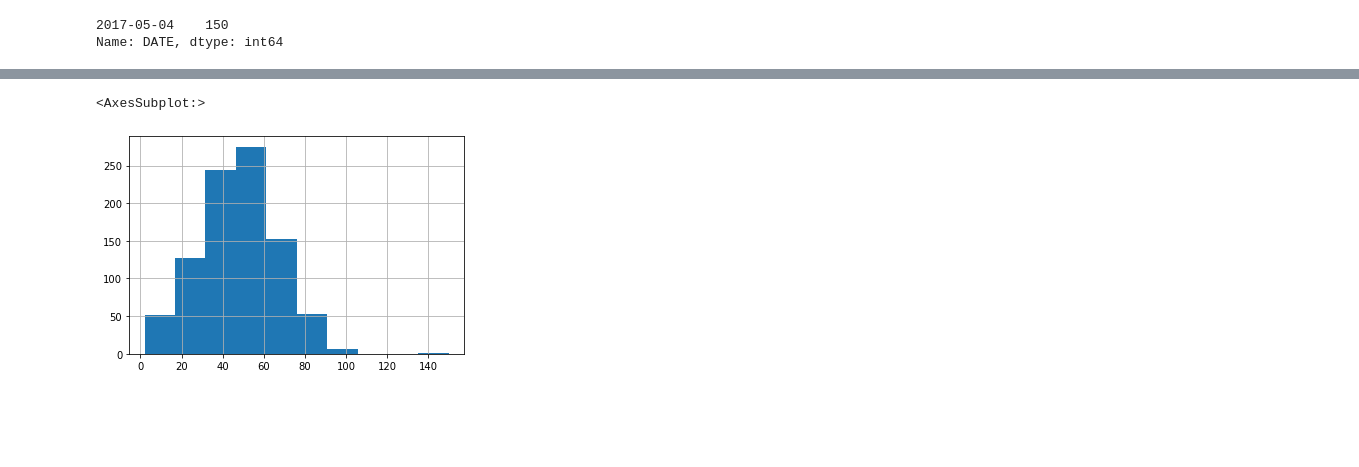
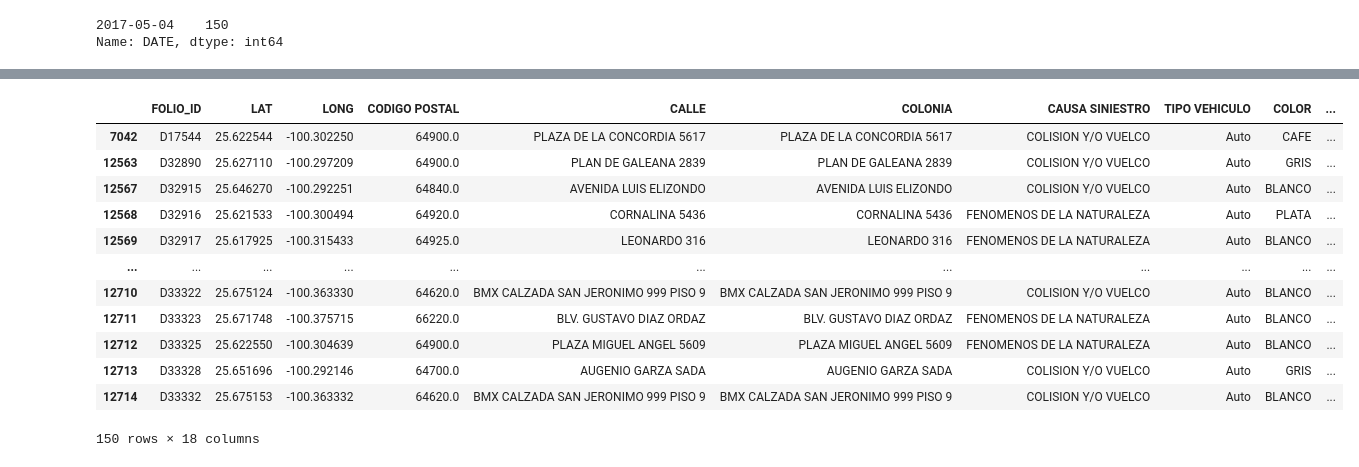
Before and after one commit to NemesioNav/Datlas_Intern_Challenge, a Jupyter notebook: cleaning_siniestros.ipynb, the cells around one changed output, grey strips where cells are left out. Saved outputs shown, nothing was run; the diff lists cells and outputs as text; code cells hidden in the pictures; blank space fills up the shorter version.

```diff
--- a/cleaning_siniestros.ipynb
+++ b/cleaning_siniestros.ipynb
@@ -172,5 +537,16 @@ sin_per_day.plot()
-# %%
-sin_per_day.hist()
-# %% [output]
-<AxesSubplot:>
-[figure, removed]
+# %%
+data_clean[data_clean['DATE']==sin_per_day[sin_per_day==max(sin_per_day)].index[0]]
+# %% [output]
+|  | FOLIO_ID | LAT | LONG | CODIGO POSTAL | CALLE | COLONIA | CAUSA SINIESTRO | TIPO VEHICULO | COLOR | ... |
+| 7042 | D17544 | 25.622544 | -100.302250 | 64900.0 | PLAZA DE LA CONCORDIA 5617 | PLAZA DE LA CONCORDIA 5617 | COLISION Y/O VUELCO | Auto | CAFE | ... |
+| 12563 | D32890 | 25.627110 | -100.297209 | 64900.0 | PLAN DE GALEANA 2839 | PLAN DE GALEANA 2839 | COLISION Y/O VUELCO | Auto | GRIS | ... |
+| 12567 | D32915 | 25.646270 | -100.292251 | 64840.0 | AVENIDA LUIS ELIZONDO | AVENIDA LUIS ELIZONDO | COLISION Y/O VUELCO | Auto | BLANCO | ... |
+| 12568 | D32916 | 25.621533 | -100.300494 | 64920.0 | CORNALINA 5436 | CORNALINA 5436 | FENOMENOS DE LA NATURALEZA | Auto | PLATA | ... |
+| 12569 | D32917 | 25.617925 | -100.315433 | 64925.0 | LEONARDO 316 | LEONARDO 316 | FENOMENOS DE LA NATURALEZA | Auto | BLANCO | ... |
+| ... | ... | ... | ... | ... | ... | ... | ... | ... | ... | ... |
+| 12710 | D33322 | 25.675124 | -100.363330 | 64620.0 | BMX CALZADA SAN JERONIMO 999 PISO 9 | BMX CALZADA SAN JERONIMO 999 PISO 9 | COLISION Y/O VUELCO | Auto | BLANCO | ... |
+| 12711 | D33323 | 25.671748 | -100.375715 | 66220.0 | BLV. GUSTAVO DIAZ ORDAZ | BLV. GUSTAVO DIAZ ORDAZ | FENOMENOS DE LA NATURALEZA | Auto | BLANCO | ... |
+| 12712 | D33325 | 25.622550 | -100.304639 | 64900.0 | PLAZA MIGUEL ANGEL 5609 | PLAZA MIGUEL ANGEL 5609 | FENOMENOS DE LA NATURALEZA | Auto | BLANCO | ... |
+| 12713 | D33328 | 25.651696 | -100.292146 | 64700.0 | AUGENIO GARZA SADA | AUGENIO GARZA SADA | COLISION Y/O VUELCO | Auto | GRIS | ... |
+| 12714 | D33332 | 25.675153 | -100.363332 | 64620.0 | BMX CALZADA SAN JERONIMO 999 PISO 9 | BMX CALZADA SAN JERONIMO 999 PISO 9 | COLISION Y/O VUELCO | Auto | BLANCO | ... |
+150 rows × 18 columns
```
Also changed, not shown: parts of 85 cells of this notebook.
